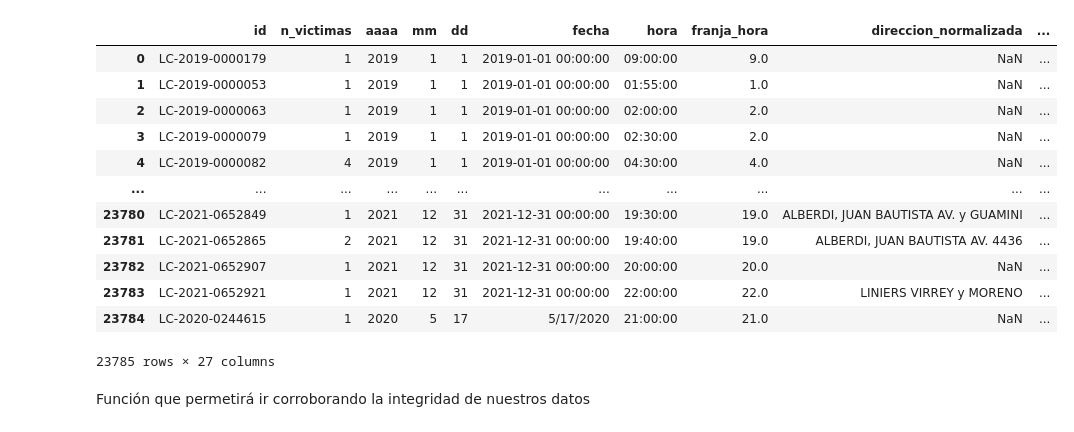
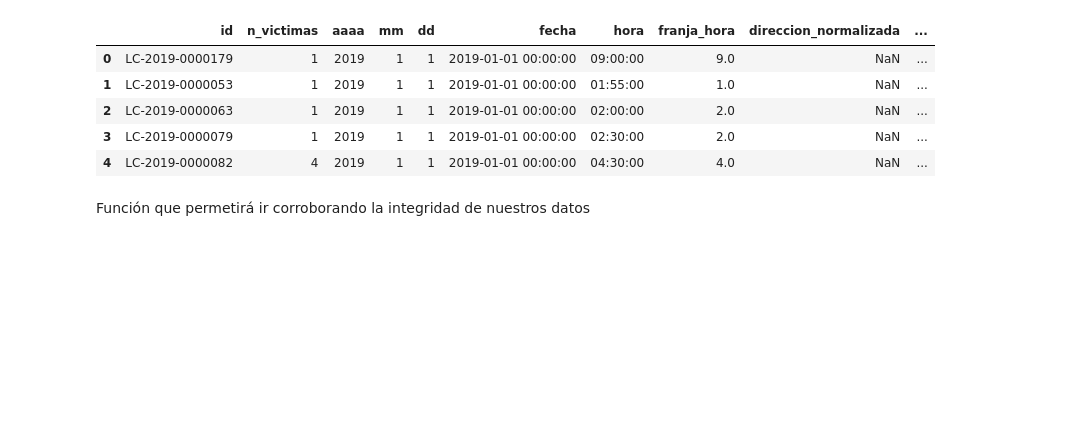
Before and after one commit to saby00/Proyecto_2_Siniestro, a Jupyter notebook: 1.ETL.ipynb, the cells around one changed output. Saved outputs shown, nothing was run; the diff lists cells and outputs as text; code cells hidden in the pictures; blank space fills up the shorter version.

```diff
--- a/1.ETL.ipynb
+++ b/1.ETL.ipynb
@@ -14,22 +14,15 @@ from sklearn.impute import SimpleImputer
 from matplotlib.ticker import FixedLocator
 # %%
 # Carga del archivo
-lesiones = pd.read_excel('../datasets/raw/lesiones.xlsx', sheet_name='HECHOS', na_values=['SD', 'sd'])
-lesiones
+lesiones = pd.read_excel("datos/lesiones.xlsx", sheet_name='HECHOS', na_values=['SD', 'sd'])
+lesiones.head()
 # %% [output]
 |  | id | n_victimas | aaaa | mm | dd | fecha | hora | franja_hora | direccion_normalizada | ... |
 | 0 | LC-2019-0000179 | 1 | 2019 | 1 | 1 | 2019-01-01 00:00:00 | 09:00:00 | 9.0 | NaN | ... |
 | 1 | LC-2019-0000053 | 1 | 2019 | 1 | 1 | 2019-01-01 00:00:00 | 01:55:00 | 1.0 | NaN | ... |
 | 2 | LC-2019-0000063 | 1 | 2019 | 1 | 1 | 2019-01-01 00:00:00 | 02:00:00 | 2.0 | NaN | ... |
 | 3 | LC-2019-0000079 | 1 | 2019 | 1 | 1 | 2019-01-01 00:00:00 | 02:30:00 | 2.0 | NaN | ... |
 | 4 | LC-2019-0000082 | 4 | 2019 | 1 | 1 | 2019-01-01 00:00:00 | 04:30:00 | 4.0 | NaN | ... |
-| ... | ... | ... | ... | ... | ... | ... | ... | ... | ... | ... |
-| 23780 | LC-2021-0652849 | 1 | 2021 | 12 | 31 | 2021-12-31 00:00:00 | 19:30:00 | 19.0 | ALBERDI, JUAN BAUTISTA AV. y GUAMINI | ... |
-| 23781 | LC-2021-0652865 | 2 | 2021 | 12 | 31 | 2021-12-31 00:00:00 | 19:40:00 | 19.0 | ALBERDI, JUAN BAUTISTA AV. 4436 | ... |
-| 23782 | LC-2021-0652907 | 1 | 2021 | 12 | 31 | 2021-12-31 00:00:00 | 20:00:00 | 20.0 | NaN | ... |
-| 23783 | LC-2021-0652921 | 1 | 2021 | 12 | 31 | 2021-12-31 00:00:00 | 22:00:00 | 22.0 | LINIERS VIRREY y MORENO | ... |
-| 23784 | LC-2020-0244615 | 1 | 2020 | 5 | 17 | 5/17/2020 | 21:00:00 | 21.0 | NaN | ... |
-23785 rows × 27 columns
 # %% [markdown]
 Función que permetirá ir corroborando la integridad de nuestros datos
 # %%
```
Also changed, not shown: parts of 61 cells of this notebook, 3 other files.
